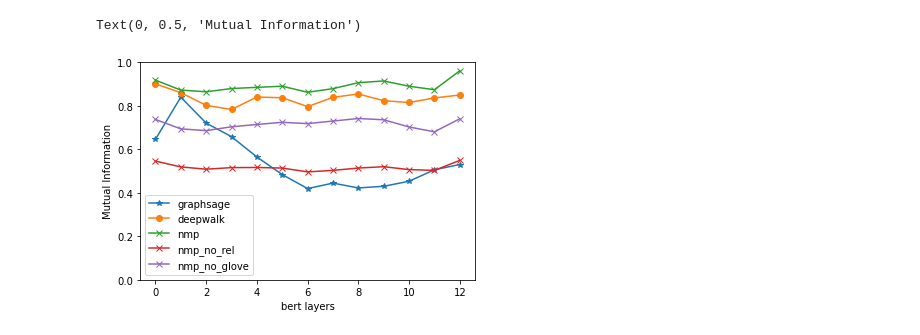
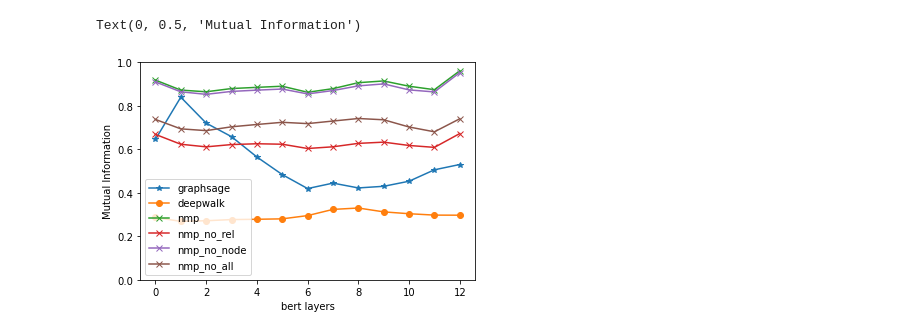
Before and after one commit to jinzijian/MiGlove, a Jupyter notebook: src/plot.ipynb, the cells around one changed output. Cells and saved outputs as stored; diff of their text form; code cells hidden in the pictures.

```diff
--- a/src/plot.ipynb
+++ b/src/plot.ipynb
@@ -11,9 +11,9 @@ import numpy as np
 import matplotlib
 import matplotlib.pyplot as plt
 # %%
-gr = -0.019077482943733532
-gg = -0.00048866868019104
-gb = [-0.0023259520530700684, -0.0030786446813080045, -0.0041633471846580505, -0.004516304367118412, -0.0034533951224552262, -0.0035122864776187474, -0.004269290146314436, -0.003480532103114658, -0.0031895521614286634, -0.0037657817204793296, -0.003919859727223714, -0.0035293052593866983, -0.003278973408871227]
+gr = -0.0034022338481412995
+gg = 0.007941414084699418
+gb = [-0.00015043793246150017, -0.0003527415295441945, -0.00032143998477194045, -0.000260717338985867, -0.0002446549220217599, -0.00022266805171966553, -5.281757977273729e-05, 0.0002700765099790361, 0.0003427937626838684, 0.00014173901743359037, 4.477467801835802e-05, -2.7255051665835912e-05, -3.2079716523488365e-05]
 deepwalk = plot(gr, gg, gb)
 length = [0,1,2,3,4,5,6,7,8,9,10,11,12]
 # %%
@@ -31,26 +37,34 @@ length = [0,1,2,3,4,5,6,7,8,9,10,11,12]
 # %%
-gr =  -0.0015703502878615704
-gg =  0.001029376573515711
-gb = [-0.0001506866477063374, -0.00022070034993467512, -0.00024783439256242235, -0.00022903524524601243, -0.00022751809015904588, -0.00023430255414159213, -0.0002799496252986568, -0.0002621497294900042, -0.00023421222878689018, -0.000218071749528732, -0.00025267119161543196, -0.00026250081697340915, -0.0001424834615102521]
+gr =  -0.0015725115469346447
+gg =  0.0006089615031938862
+gb = [-0.00011351001653734043, -0.00021259214867044377, -0.0002386569700859211, -0.00021577224521294097, -0.00020759139356582806, -0.00021232167448572537, -0.00025519680887184766, -0.00023817387581975371, -0.00020371780901095243, -0.0001915461149851412, -0.00022488011012750643, -0.00024389850527600006, -0.00010515193549778176]
 nmp_no_rel = plot(gr, gg, gb)
 length = [0,1,2,3,4,5,6,7,8,9,10,11,12]
 # %%
 gr = -0.0015652477551527596
-gg =  0.0004647930566635397
-gb = -6.803531421745127e-05, -0.00015600951457465137, -0.00017249091933653862, -0.00013683241753218074, -0.0001151885483758869, -9.486969017113246e-05, -0.00010696603556560284, -8.299094247545494e-05, -5.9373046113048786e-05, -7.123134909542621e-05, -0.00013864529922742535, -0.0001835454634770199, -6.175285412205589e-05
+gg = 0.0004647930566635397
+gb = [-6.803531421745127e-05, -0.00015600951457465137, -0.00017249091933653862, -0.00013683241753218074, -0.0001151885483758869, -9.486969017113246e-05, -0.00010696603556560284, -8.299094247545494e-05, -5.9373046113048786e-05, -7.123134909542621e-05, -0.00013864529922742535, -0.0001835454634770199, -6.175285412205589e-05]
 nmp_no_glove = plot(gr, gg, gb)
 length = [0,1,2,3,4,5,6,7,8,9,10,11,12]
+# %%
+gr = -0.0015360450829137806
+gg =  7.940559428081744e-05
+gb = [-6.56633775819231e-05, -0.0001394123891023574, -0.00015809095003297205, -0.00013646400938914328, -0.000127013656795801, -0.00011879263555682781, -0.00015506923340985343, -0.00012998975084715144, -9.53170699412348e-05, -8.060730437541174e-05, -0.00012520154252544874, -0.0001403739606892621, 3.2660930796905867e-06]
+nmp_no_node = plot(gr, gg, gb)
+length = [0,1,2,3,4,5,6,7,8,9,10,11,12]
 # %%
 plt.plot(length, graphsage,  marker = '*',label='graphsage')
+#plt.plot(length, graphsage_no_glove,  marker = '*',label='graphsage_no_glove')
 plt.plot(length, deepwalk, marker = 'o',label='deepwalk')
 plt.plot(length, nmp, marker = 'x',label='nmp')
 plt.plot(length, nmp_no_rel, marker = 'x',label='nmp_no_rel')
-plt.plot(length, nmp_no_glove, marker = 'x',label='nmp_no_glove')
+plt.plot(length, nmp_no_node, marker = 'x',label='nmp_no_node')
+plt.plot(length, nmp_no_glove, marker = 'x',label='nmp_no_all')
 plt.legend()
 plt.ylim(ymax = 1.0)
 plt.ylim(ymin = 0.0)
 plt.xlabel("bert layers")
 plt.ylabel("Mutual Information")
 # %% [output]
 Text(0, 0.5, 'Mutual Information')
-[figure, old version]
+[figure, new version]
```
Also changed, not shown: parts of 1 cell of this notebook, 56 other files.
